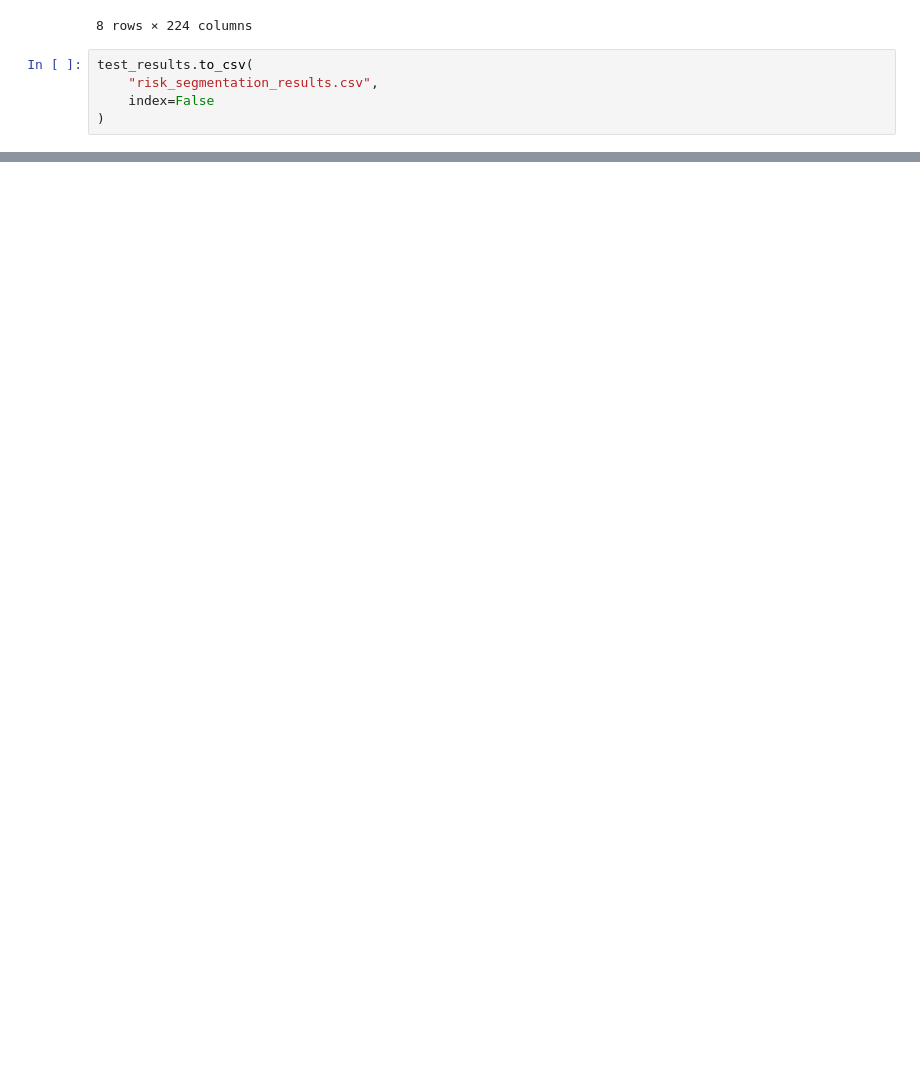
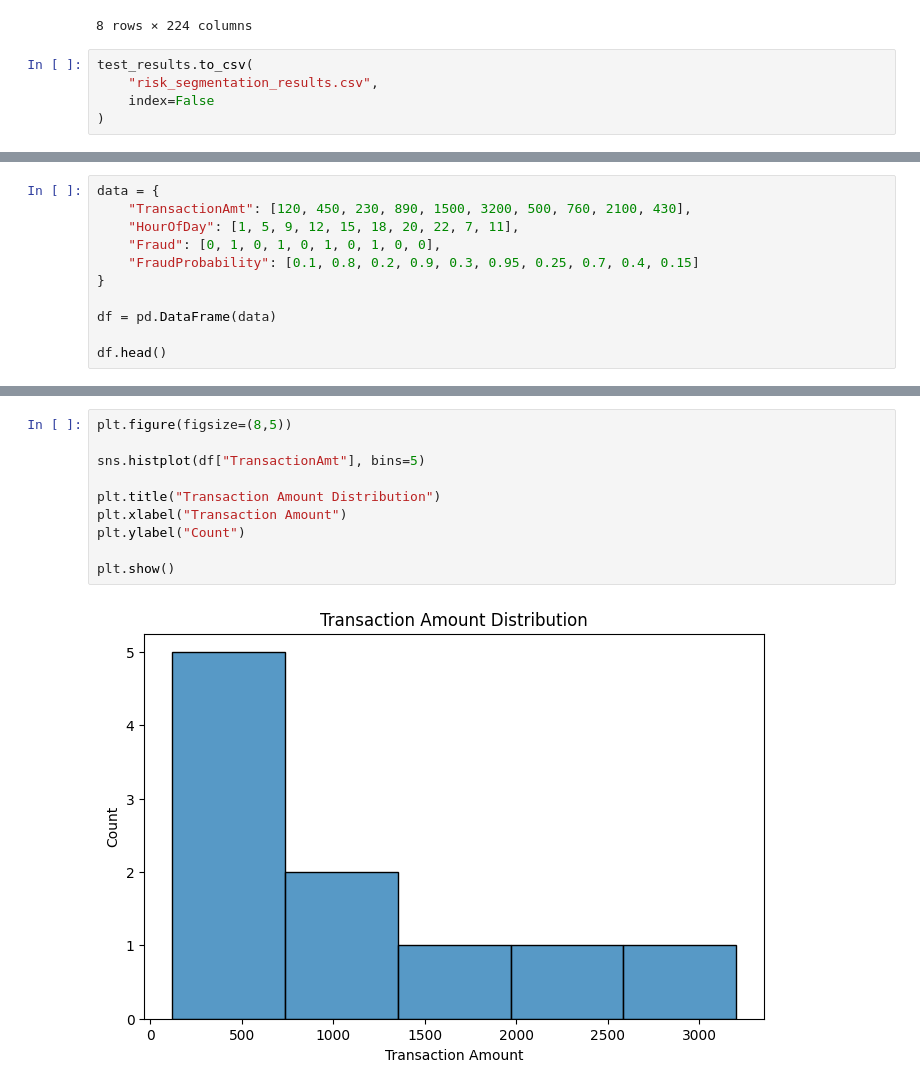
Before and after one commit to dalvikrrish0-ops/FraudDetection_Krrish, a Jupyter notebook: analysis.ipynb, the cells around one changed output, grey strips where cells are left out. Cells and saved outputs as stored; diff of their text form; blank space fills up the shorter version.

Commit message:
Added Task 7 visualizations

```diff
--- a/analysis.ipynb
+++ b/analysis.ipynb
@@ -903,0 +911,11 @@ test_results.to_csv(
+# %%
+data = {
+    "TransactionAmt": [120, 450, 230, 890, 1500, 3200, 500, 760, 2100, 430],
+    "HourOfDay": [1, 5, 9, 12, 15, 18, 20, 22, 7, 11],
+    "Fraud": [0, 1, 0, 1, 0, 1, 0, 1, 0, 0],
+    "FraudProbability": [0.1, 0.8, 0.2, 0.9, 0.3, 0.95, 0.25, 0.7, 0.4, 0.15]
+}
+
+df = pd.DataFrame(data)
+
+df.head()
@@ -903,0 +929,12 @@ test_results.to_csv(
+# %%
+plt.figure(figsize=(8,5))
+
+sns.histplot(df["TransactionAmt"], bins=5)
+
+plt.title("Transaction Amount Distribution")
+plt.xlabel("Transaction Amount")
+plt.ylabel("Count")
+
+plt.show()
+# %% [output]
+[figure, added]
```
Also changed, not shown: parts of 8 cells of this notebook, 1 other file.
